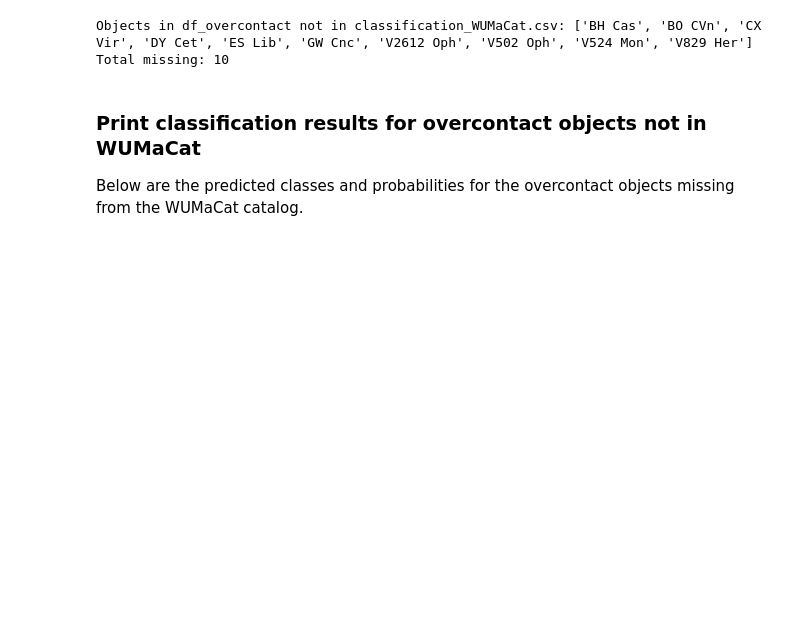
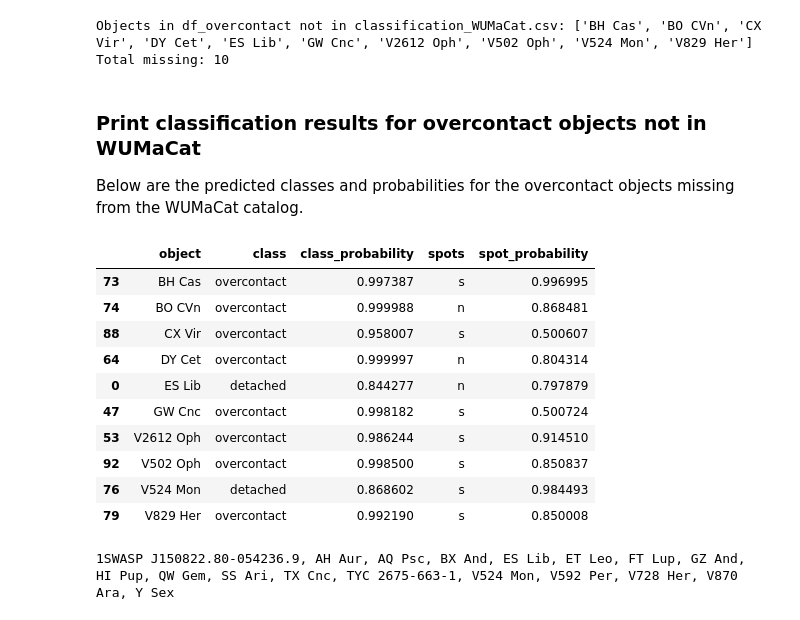
Before and after one commit to astroupjs/EBML, a Jupyter notebook: notebooks/tutorial_to_predict_real_data.ipynb, the cells around one changed output. Saved outputs shown, nothing was run; the diff lists cells and outputs as text; code cells hidden in the pictures; blank space fills up the shorter version.

```diff
--- a/notebooks/tutorial_to_predict_real_data.ipynb
+++ b/notebooks/tutorial_to_predict_real_data.ipynb
@@ -300,4 +300,20 @@ Below are the predicted classes and probabilities for the overcontact objects mi
 # %%
 # Filter df_overcontact for objects not in the catalog
 missing_df = df_overcontact[df_overcontact['object'].astype(str).isin(not_in_catalog)]
-display(missing_df)
+display(missing_df.sort_values(by='object'))
+# %% [output]
+|  | object | class | class_probability | spots | spot_probability |
+| 73 | BH Cas | overcontact | 0.997387 | s | 0.996995 |
+| 74 | BO CVn | overcontact | 0.999988 | n | 0.868481 |
+| 88 | CX Vir | overcontact | 0.958007 | s | 0.500607 |
+| 64 | DY Cet | overcontact | 0.999997 | n | 0.804314 |
+| 0 | ES Lib | detached | 0.844277 | n | 0.797879 |
+| 47 | GW Cnc | overcontact | 0.998182 | s | 0.500724 |
+| 53 | V2612 Oph | overcontact | 0.986244 | s | 0.914510 |
+| 92 | V502 Oph | overcontact | 0.998500 | s | 0.850837 |
+| 76 | V524 Mon | detached | 0.868602 | s | 0.984493 |
+| 79 | V829 Her | overcontact | 0.992190 | s | 0.850008 |
+# %%
+print(', '.join(df_overcontact[df_overcontact['class'] == 'detached']['object'].sort_values()))
+# %% [output]
+1SWASP J150822.80-054236.9, AH Aur, AQ Psc, BX And, ES Lib, ET Leo, FT Lup, GZ And, HI Pup, QW Gem, SS Ari, TX Cnc, TYC 2675-663-1, V524 Mon, V592 Per, V728 Her, V870 Ara, Y Sex
```
Also changed, not shown: 3 other files.
